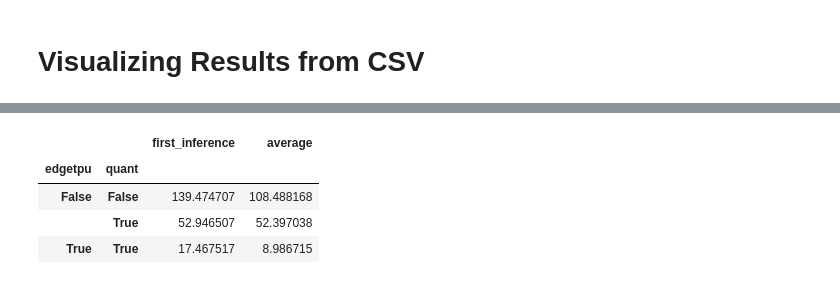
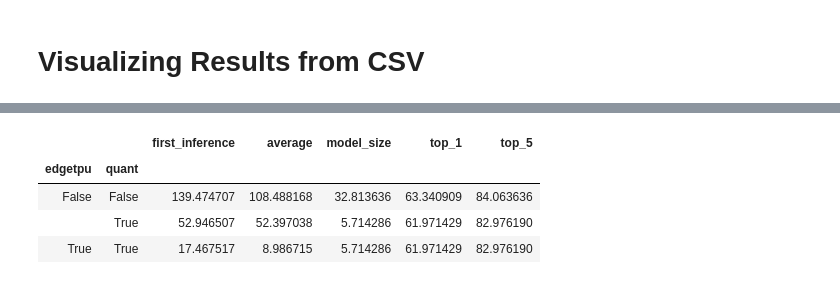
Before and after one commit to salimmj/coral-benchmarks, a Jupyter notebook: Visualize Results.ipynb, the cells around one changed output, grey strips where cells are left out. Cells and saved outputs as stored; diff of their text form; code cells hidden in the pictures.

```diff
--- a/Visualize Results.ipynb
+++ b/Visualize Results.ipynb
@@ -27,0 +7,3 @@ data
+# %%
+data = pd.read_csv('results.csv')
+meta = pd.read_csv('meta.csv')
@@ -27,0 +12,5 @@ data
+# %%
+df = data.merge(meta,on='model')
+df['top_1'] = df['top_1'].str.replace('%','').astype('float64')
+df['top_5'] = df['top_5'].str.replace('%','').astype('float64')
+df['model_size'] = df['model_size'].str.replace(' Mb','').astype('float64')
@@ -28,8 +44,8 @@ data
 # %%
-data.groupby(['edgetpu','quant']).mean()
+df.groupby(['edgetpu','quant']).mean()
 # %% [output]
-|  |  | first_inference | average |
-| edgetpu | quant |  |  |
-| False | False | 139.474707 | 108.488168 |
-|  | True | 52.946507 | 52.397038 |
-| True | True | 17.467517 | 8.986715 |
+|  |  | first_inference | average | model_size | top_1 | top_5 |
+| edgetpu | quant |  |  |  |  |  |
+| False | False | 139.474707 | 108.488168 | 32.813636 | 63.340909 | 84.063636 |
+|  | True | 52.946507 | 52.397038 | 5.714286 | 61.971429 | 82.976190 |
+| True | True | 17.467517 | 8.986715 | 5.714286 | 61.971429 | 82.976190 |
```
Also changed, not shown: parts of 34 cells of this notebook.
